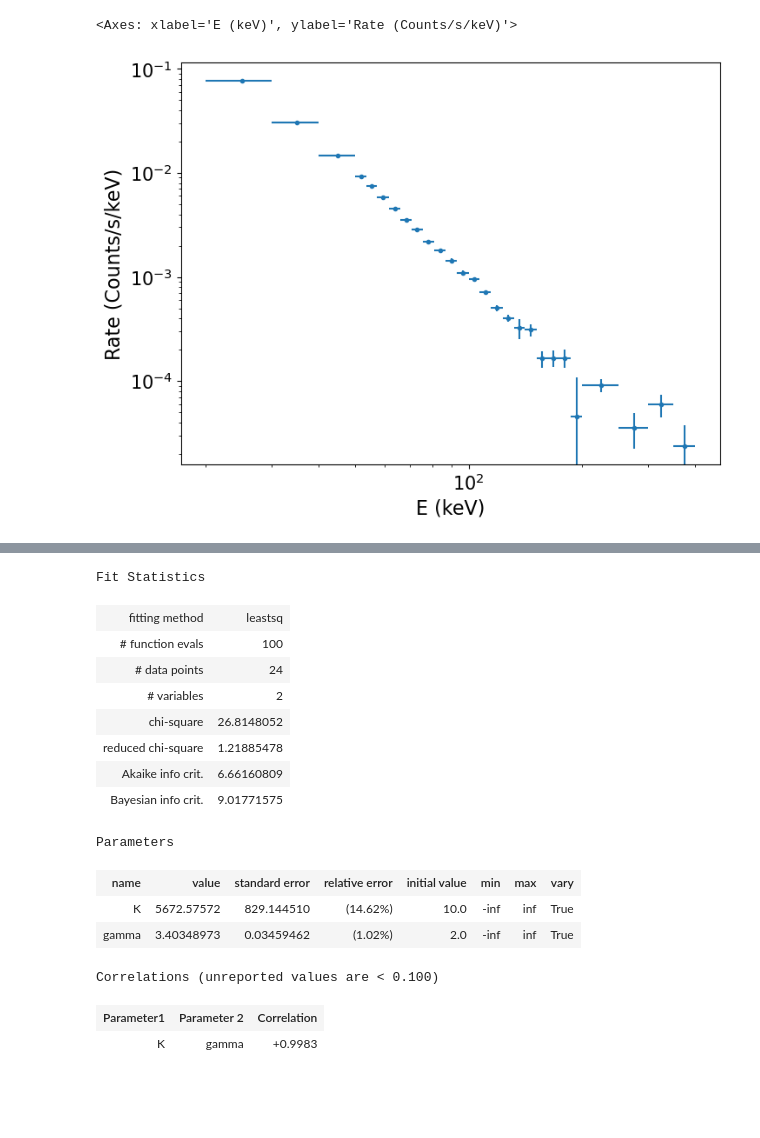
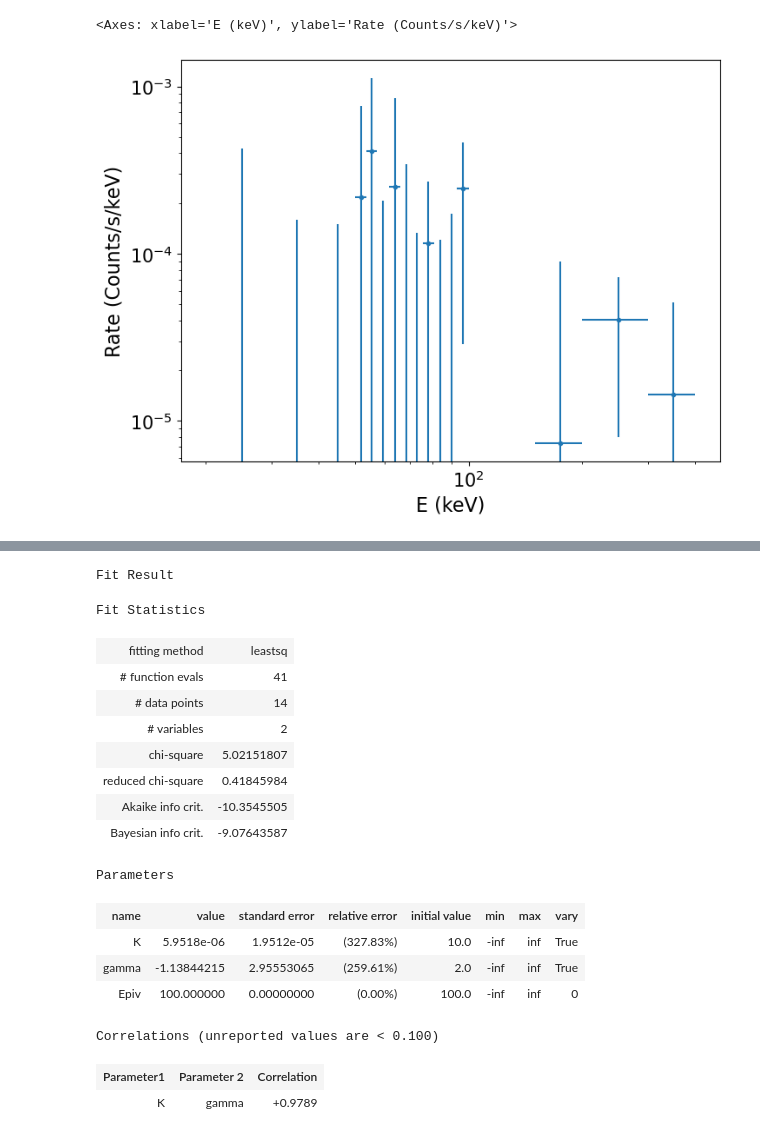
Before and after one commit to tristanbouchet/spi-tap, a Jupyter notebook: fit_spectra.ipynb, the cells around one changed output, grey strips where cells are left out. Saved outputs shown, nothing was run; the diff lists cells and outputs as text; code cells hidden in the pictures; blank space fills up the shorter version.

```diff
--- a/fit_spectra.ipynb
+++ b/fit_spectra.ipynb
@@ -7,7 +7,10 @@ import lmfit as lm
 main_dir = "/home/tbouchet/SPI_SOURCES/obs"
 # src_name, spec_dir = 'Crab', '/home/tbouchet/SPI_SOURCES/obs/crab/2023-08-01_2023-10-01_15deg/20_400_35log_SE/fit_0dn_1pi'
 # src_name, spec_dir = 'Crab', '/home/tbouchet/SPI_SOURCES/obs/crab/2003-02-19_2003-02-21_15deg/20_600_40log_SE/fit_0dn_1pi'
-src_name, spec_dir = 'SWIFT_J1727.8-1613', f'{main_dir}/S1727/2023-09-07_2023-09-08_15deg/20_400_27perso_SE/fit_0di_1pi'
+# src_name, spec_dir = 'SWIFT_J1727.8-1613', f'{main_dir}/S1727/2023-09-07_2023-09-08_15deg/20_400_27perso_SE/fit_0di_1pi'
+# src_name, spec_dir= 'GX_354-0', f'{main_dir}/gx339/2021-01-01_2021-04-01_10deg/20_400_20log_SE/fit_0di_1pi'
+src_name, spec_dir= 'A0535+32', '/home/tbouchet/SPI_SOURCES/obs/test123/2021-01-01_2021-04-01_10deg/20_400_17perso_SE/fit_0di_1pi'
+
 resp = sf.Response(spec_dir, rmf_ebound_ext='EBOUNDS', rmf_matrix_ext='MATRIX', rmf_name='rmf_spi.rmf')
 spec_data= sf.SPISpectrum(src_name, 'SPI')
 spec_data.import_spectrum(f'{spec_dir}/spectra_{src_name}.fits', rate_col='DFLUX', rate_err_col='DFLUX_ERR')
@@ -25,14 +29,16 @@ spec_data.import_energy_bands(resp)
 spec_data.plot_raw_spec()
 # %% [output]
 <Axes: xlabel='E (keV)', ylabel='Rate (Counts/s/keV)'>
-[figure, old version]
+[figure, new version]
 # %%
 e_min_fit, e_max_fit = 50., 400.
 
 lm_params = lm.create_params(
-    K = {'value': 10.}, gamma = {'value':2.}
+    K = {'value': 10.}, gamma = {'value':2.}, Epiv= {'value':100, 'vary':0}
+    # K = {'value': 10.}, gamma = {'value':2.}, Ecut= {'value':100, 'vary':1}
     # K = {'value': 10.}, gamma1 = {'value':2.}, gamma2= {'value':2.3}, Eb={'value':100., 'vary':False}
     )
+# fit = sf.Fit(model_name='cutoffpl')
 fit = sf.Fit(model_name='powerlaw')
 # fit = sf.Fit(model_name='bknpl')
 result, _ =fit.fit_spec(spec_data, resp, lm_params, e_min_fit, e_max_fit)
@@ -42,17 +49,19 @@ Fit Result
-Fit Statistics
+Fit Result
+Fit Statistics
 | fitting method | leastsq |
-| # function evals | 100 |
-| # data points | 24 |
+| # function evals | 41 |
+| # data points | 14 |
 | # variables | 2 |
-| chi-square | 26.8148052 |
-| reduced chi-square | 1.21885478 |
-| Akaike info crit. | 6.66160809 |
-| Bayesian info crit. | 9.01771575 |
+| chi-square | 5.02151807 |
+| reduced chi-square | 0.41845984 |
+| Akaike info crit. | -10.3545505 |
+| Bayesian info crit. | -9.07643587 |
-Parameters
+Parameters
 | name | value | standard error | relative error | initial value | min | max | vary |
-| K | 5672.57572 | 829.144510 | (14.62%) | 10.0 | -inf | inf | True |
-| gamma | 3.40348973 | 0.03459462 | (1.02%) | 2.0 | -inf | inf | True |
+| K | 5.9518e-06 | 1.9512e-05 | (327.83%) | 10.0 | -inf | inf | True |
+| gamma | -1.13844215 | 2.95553065 | (259.61%) | 2.0 | -inf | inf | True |
+| Epiv | 100.000000 | 0.00000000 | (0.00%) | 100.0 | -inf | inf | 0 |
-Correlations (unreported values are < 0.100)
+Correlations (unreported values are < 0.100)
 | Parameter1 | Parameter 2 | Correlation |
-| K | gamma | +0.9983 |
+| K | gamma | +0.9789 |
 # %%
```
Also changed, not shown: parts of 8 cells of this notebook, 5 other files.
